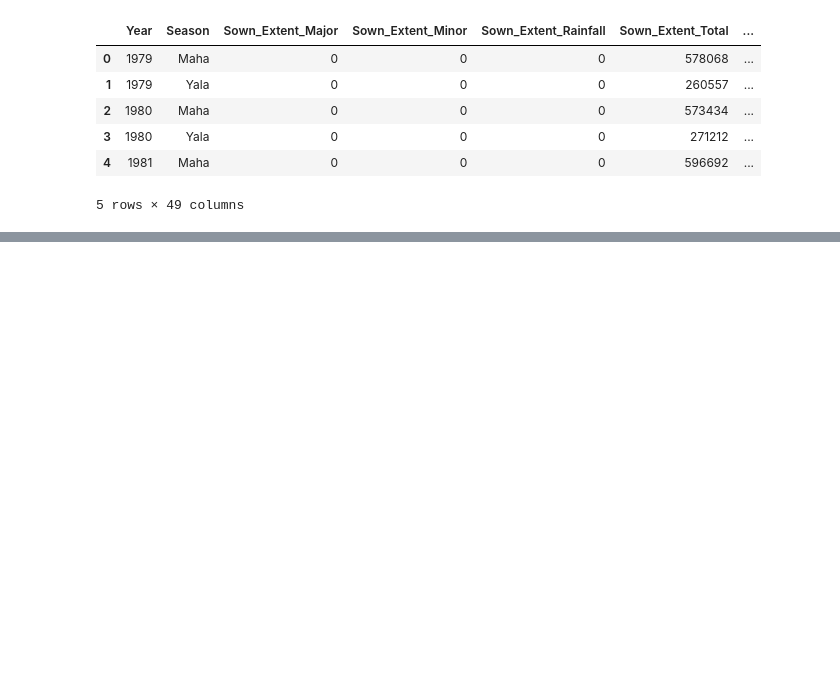
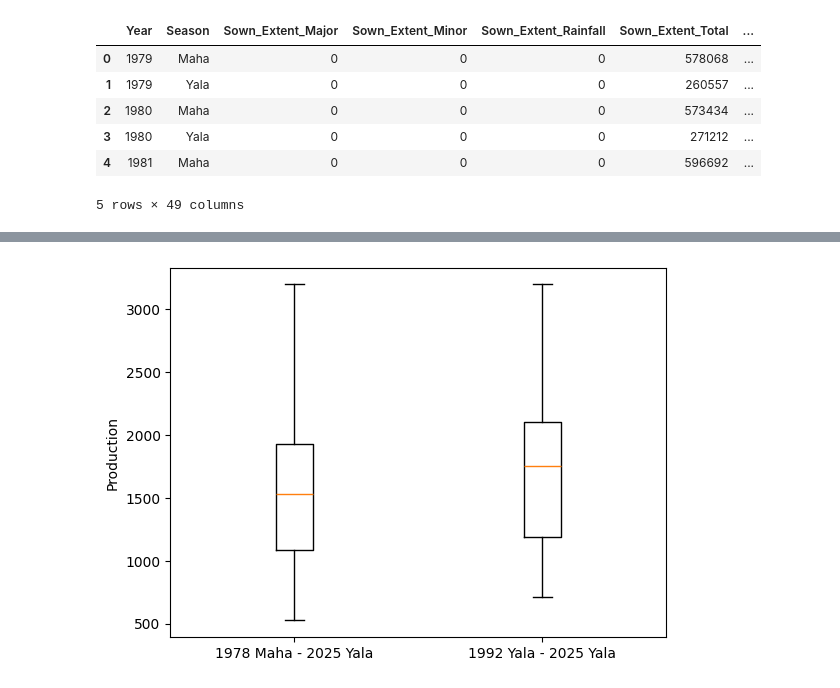
Before and after one commit to AchiniWathsala/Forecasting_Paddy_Production, a Jupyter notebook: paddy_production.ipynb, the cells around one changed output, grey strips where cells are left out. Drawn from its saved outputs; the diff is of its cells as text; code cells hidden in the pictures; blank space fills up the shorter version.

```diff
--- a/paddy_production.ipynb
+++ b/paddy_production.ipynb
@@ -526,0 +546,13 @@ plt.show()
+# %%
+import matplotlib.pyplot as plt
+
+plt.figure()
+
+plt.boxplot([df['Production'], df2['Production']])
+
+plt.xticks([1, 2], ['1978 Maha - 2025 Yala', '1992 Yala - 2025 Yala'])
+plt.ylabel("Production")
+
+plt.show()
+# %% [output]
+[figure, added]
```
Also changed, not shown: parts of 46 cells of this notebook, 2 other files.
